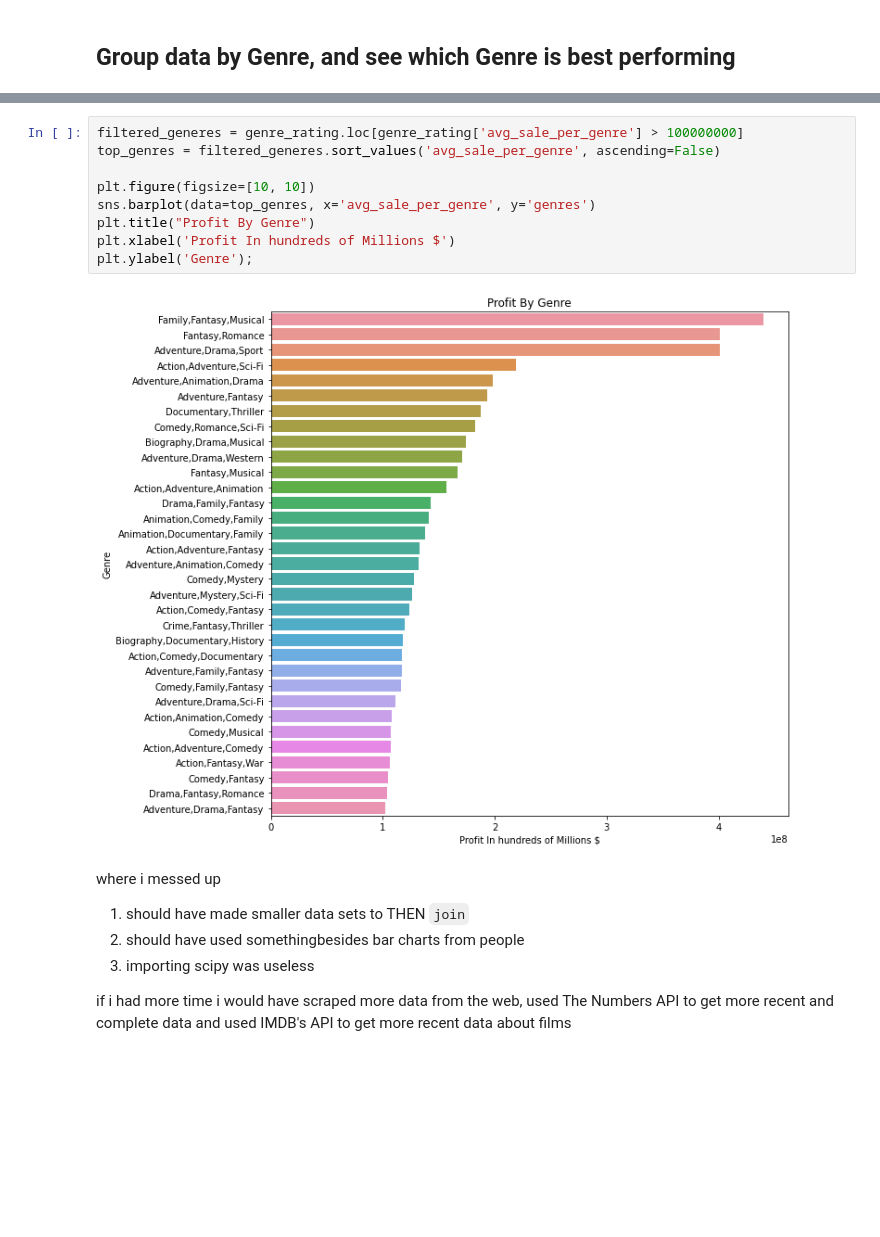
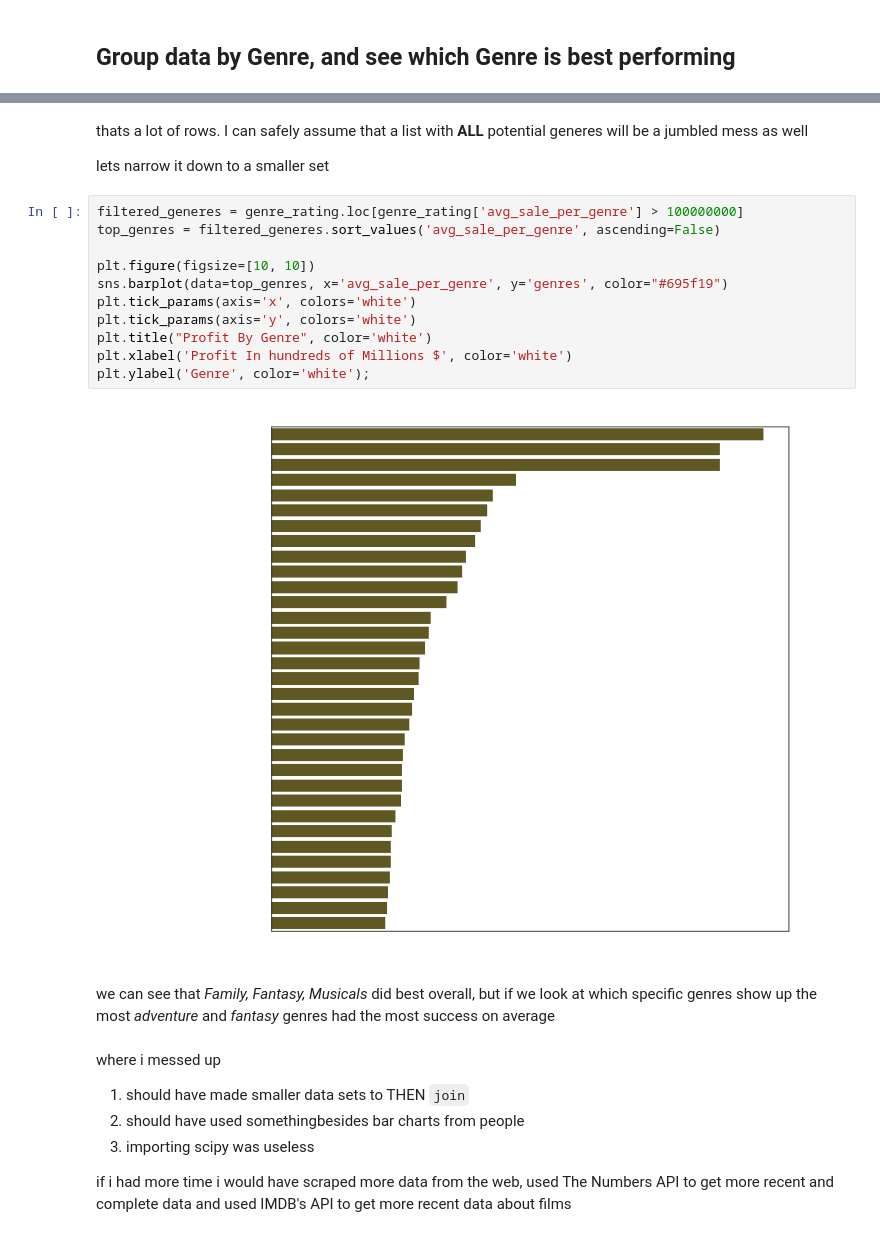
Before and after one commit to yonichanowitz/dsc-phase_one_final, a Jupyter notebook: index.ipynb, the cells around one changed output, grey strips where cells are left out. Drawn from its saved outputs; the diff is of its cells as text; blank space fills up the shorter version.

```diff
--- a/index.ipynb
+++ b/index.ipynb
@@ -635,17 +729,26 @@ genre_rating.head()
 | 2 | tt1460743 | Reign of Assassins | Reign of Assassins | nm0436348 | composer | 14000000 | Action,Adventure | 0 | ... |
 | 3 | tt0983193 | The Adventures of Tintin | The Adventures of Tintin | nm0001392 | producer | 130000000 | Action,Adventure,Animation | 77591831 | ... |
 | 4 | tt1390411 | In the Heart of the Sea | In the Heart of the Sea | nm0004976 | producer | 100000000 | Action,Adventure,Biography | 25020758 | ... |
+# %% [markdown]
+thats a lot of rows. I can safely assume that a list with **ALL** potential generes will be a jumbled mess as well
+
+lets narrow it down to a smaller set
 # %%
 filtered_generes = genre_rating.loc[genre_rating['avg_sale_per_genre'] > 100000000]
 top_genres = filtered_generes.sort_values('avg_sale_per_genre', ascending=False)
 
 plt.figure(figsize=[10, 10])
-sns.barplot(data=top_genres, x='avg_sale_per_genre', y='genres')
-plt.title("Profit By Genre")
-plt.xlabel('Profit In hundreds of Millions $')
-plt.ylabel('Genre');
+sns.barplot(data=top_genres, x='avg_sale_per_genre', y='genres', color="#695f19")
+plt.tick_params(axis='x', colors='white')
+plt.tick_params(axis='y', colors='white')
+plt.title("Profit By Genre", color='white')
+plt.xlabel('Profit In hundreds of Millions $', color='white')
+plt.ylabel('Genre', color='white');
 # %% [output]
-[figure, old version]
+[figure, new version]
+# %% [markdown]
+we can see that *Family, Fantasy, Musicals* did best overall, but if we look at which specific genres show up the most
+*adventure* and *fantasy* genres had the most success on average
 # %% [markdown]
 where i messed up
 1) should have made smaller data sets to THEN `join`
```
Also changed, not shown: parts of 30 cells of this notebook, 2 other files.
